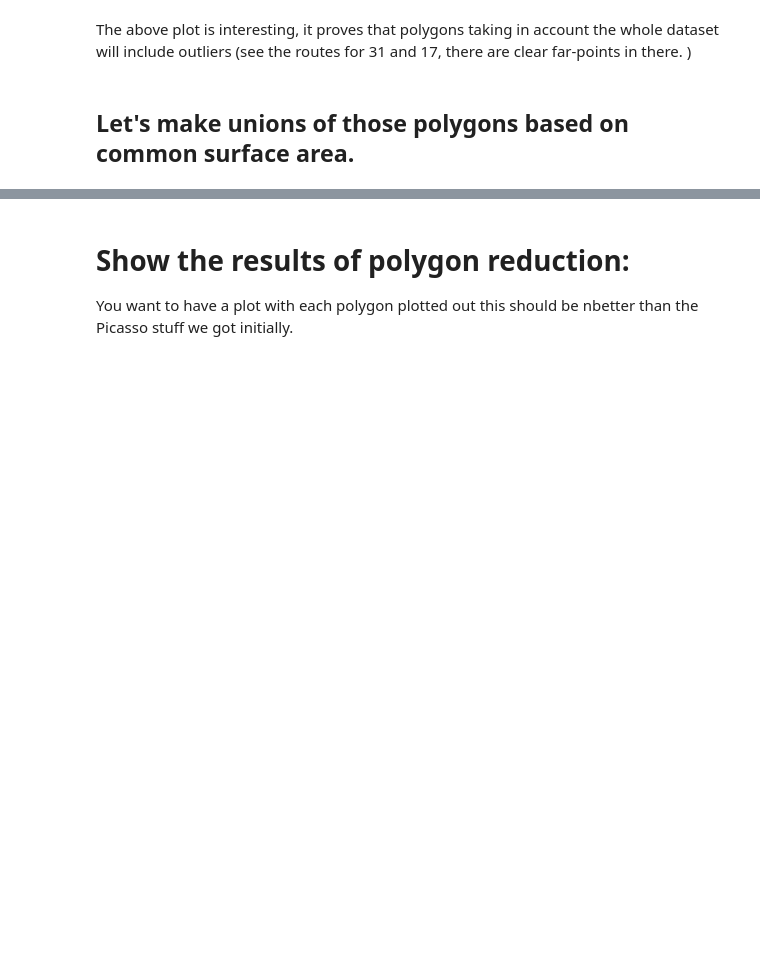
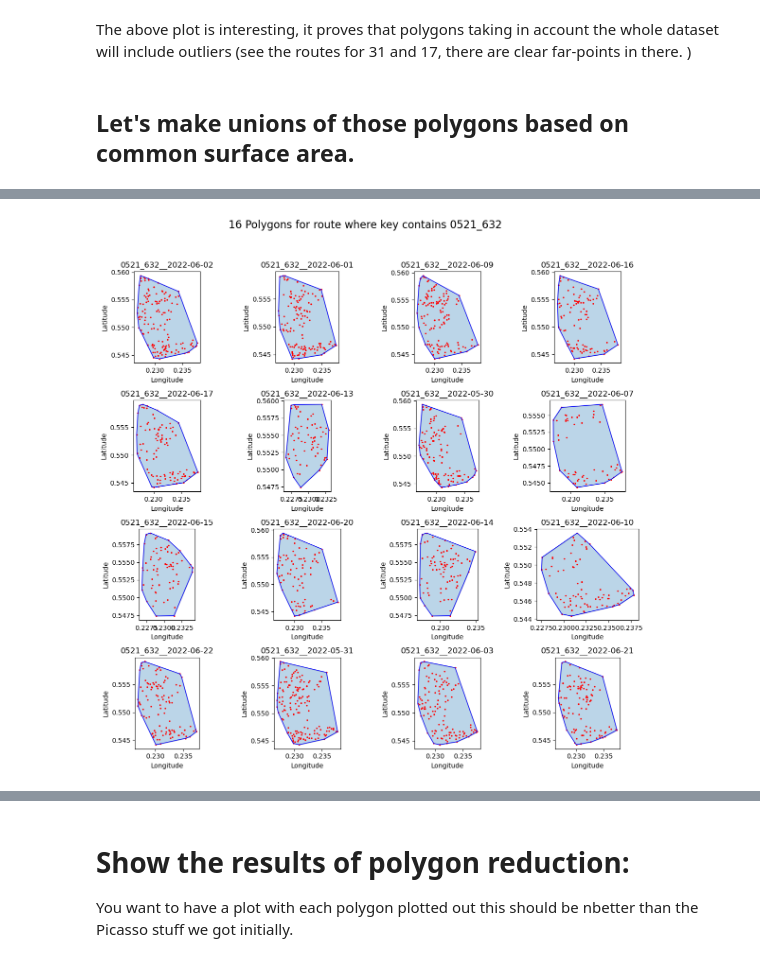
Before and after one commit to Frederic-P/learning-driver-preferences, a Jupyter notebook: notebooks/GIS-based_cluster.ipynb, the cells around one changed output, grey strips where cells are left out. Drawn from its saved outputs; the diff is of its cells as text; code cells hidden in the pictures; blank space fills up the shorter version.

```diff
--- a/notebooks/GIS-based_cluster.ipynb
+++ b/notebooks/GIS-based_cluster.ipynb
@@ -209,3 +209,7 @@ Text(44.847222222222214, 0.5, 'Latitude')
+# %%
+rpm.plot_random_polygons_grid(4, keyname = dayroutename, key_contains=route_id, plot_points=True)
+# %% [output]
+[figure, added]
 # %%
 reduced_polygon = rpm.reduce_polygon(polygon, points, route_id, tolerance=0.1, eps=0.0002, min_samples= 75)
 # %%
```
Also changed, not shown: parts of 5 cells of this notebook, 2 other files.
